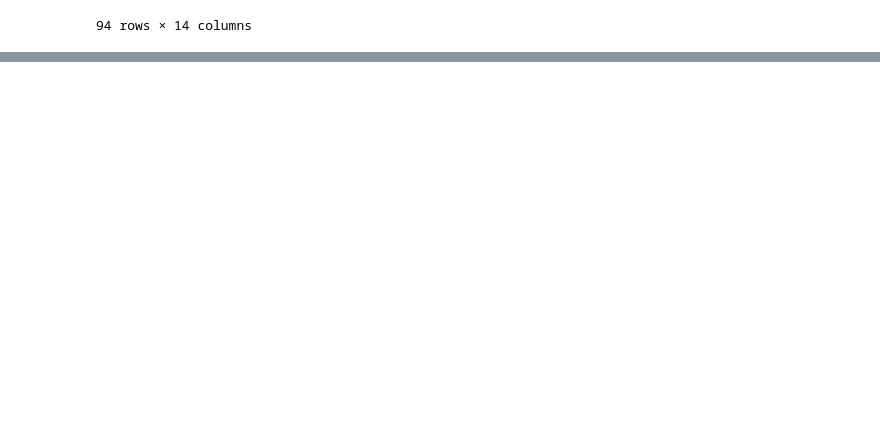
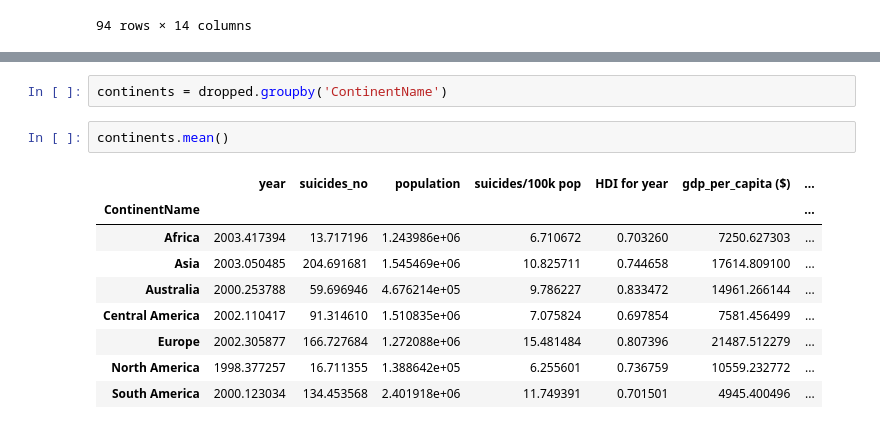
Before and after one commit to jpel369/Project-1, a Jupyter notebook: Haydens_Workplace/Suicide_Rate_analysis.ipynb, the cells around one changed output, grey strips where cells are left out. Cells and saved outputs as stored; diff of their text form; blank space fills up the shorter version.

```diff
--- a/Haydens_Workplace/Suicide_Rate_analysis.ipynb
+++ b/Haydens_Workplace/Suicide_Rate_analysis.ipynb
@@ -146,0 +253,14 @@ ValueError: all the input array dimensions except for the concatenation axis mus
+# %%
+continents = dropped.groupby('ContinentName')
+# %%
+continents.mean()
+# %% [output]
+|  | year | suicides_no | population | suicides/100k pop | HDI for year | gdp_per_capita ($) | ... |
+| ContinentName |  |  |  |  |  |  | ... |
+| Africa | 2003.417394 | 13.717196 | 1.243986e+06 | 6.710672 | 0.703260 | 7250.627303 | ... |
+| Asia | 2003.050485 | 204.691681 | 1.545469e+06 | 10.825711 | 0.744658 | 17614.809100 | ... |
+| Australia | 2000.253788 | 59.696946 | 4.676214e+05 | 9.786227 | 0.833472 | 14961.266144 | ... |
+| Central America | 2002.110417 | 91.314610 | 1.510835e+06 | 7.075824 | 0.697854 | 7581.456499 | ... |
+| Europe | 2002.305877 | 166.727684 | 1.272088e+06 | 15.481484 | 0.807396 | 21487.512279 | ... |
+| North America | 1998.377257 | 16.711355 | 1.388642e+05 | 6.255601 | 0.736759 | 10559.232772 | ... |
+| South America | 2000.123034 | 134.453568 | 2.401918e+06 | 11.749391 | 0.701501 | 4945.400496 | ... |
```
Also changed, not shown: parts of 23 cells of this notebook, 3 other files.
